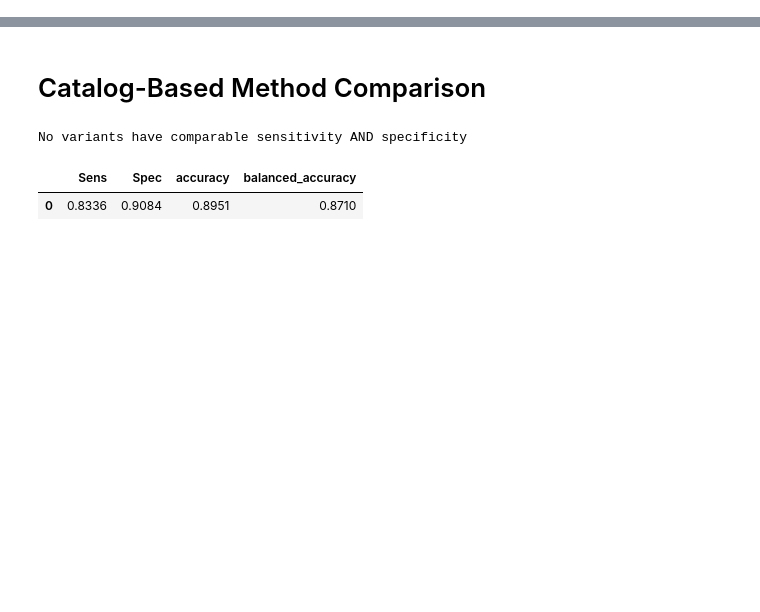
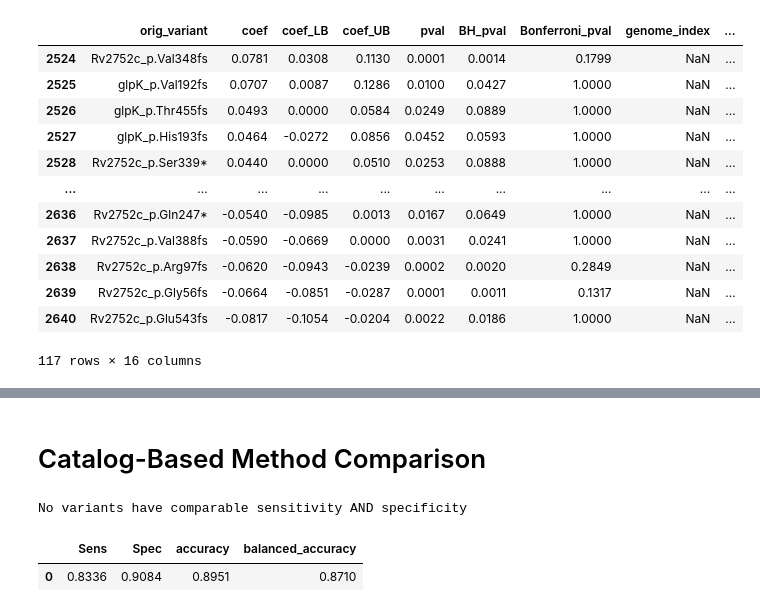
Before and after one commit to farhat-lab/who-analysis, a Jupyter notebook: analysis/analysis.ipynb, the cells around one changed output, grey strips where cells are left out. Drawn from its saved outputs; the diff is of its cells as text; code cells hidden in the pictures; blank space fills up the shorter version.

```diff
--- a/analysis/analysis.ipynb
+++ b/analysis/analysis.ipynb
@@ -113,0 +43,16 @@ df.loc[df["orig_variant"].str.contains("PC")]
+# %%
+mxf_analysis.query("Tier1_only==0 & WHO_phenos==0 & poolLOF==0")
+# %% [output]
+|  | orig_variant | coef | coef_LB | coef_UB | pval | BH_pval | Bonferroni_pval | genome_index | ... |
+| 2524 | Rv2752c_p.Val348fs | 0.0781 | 0.0308 | 0.1130 | 0.0001 | 0.0014 | 0.1799 | NaN | ... |
+| 2525 | glpK_p.Val192fs | 0.0707 | 0.0087 | 0.1286 | 0.0100 | 0.0427 | 1.0000 | NaN | ... |
+| 2526 | glpK_p.Thr455fs | 0.0493 | 0.0000 | 0.0584 | 0.0249 | 0.0889 | 1.0000 | NaN | ... |
+| 2527 | glpK_p.His193fs | 0.0464 | -0.0272 | 0.0856 | 0.0452 | 0.0593 | 1.0000 | NaN | ... |
+| 2528 | Rv2752c_p.Ser339* | 0.0440 | 0.0000 | 0.0510 | 0.0253 | 0.0888 | 1.0000 | NaN | ... |
+| ... | ... | ... | ... | ... | ... | ... | ... | ... | ... |
+| 2636 | Rv2752c_p.Gln247* | -0.0540 | -0.0985 | 0.0013 | 0.0167 | 0.0649 | 1.0000 | NaN | ... |
+| 2637 | Rv2752c_p.Val388fs | -0.0590 | -0.0669 | 0.0000 | 0.0031 | 0.0241 | 1.0000 | NaN | ... |
+| 2638 | Rv2752c_p.Arg97fs | -0.0620 | -0.0943 | -0.0239 | 0.0002 | 0.0020 | 0.2849 | NaN | ... |
+| 2639 | Rv2752c_p.Gly56fs | -0.0664 | -0.0851 | -0.0287 | 0.0001 | 0.0011 | 0.1317 | NaN | ... |
+| 2640 | Rv2752c_p.Glu543fs | -0.0817 | -0.1054 | -0.0204 | 0.0022 | 0.0186 | 1.0000 | NaN | ... |
+117 rows × 16 columns
```
Also changed, not shown: parts of 15 cells of this notebook, 3 other files.
